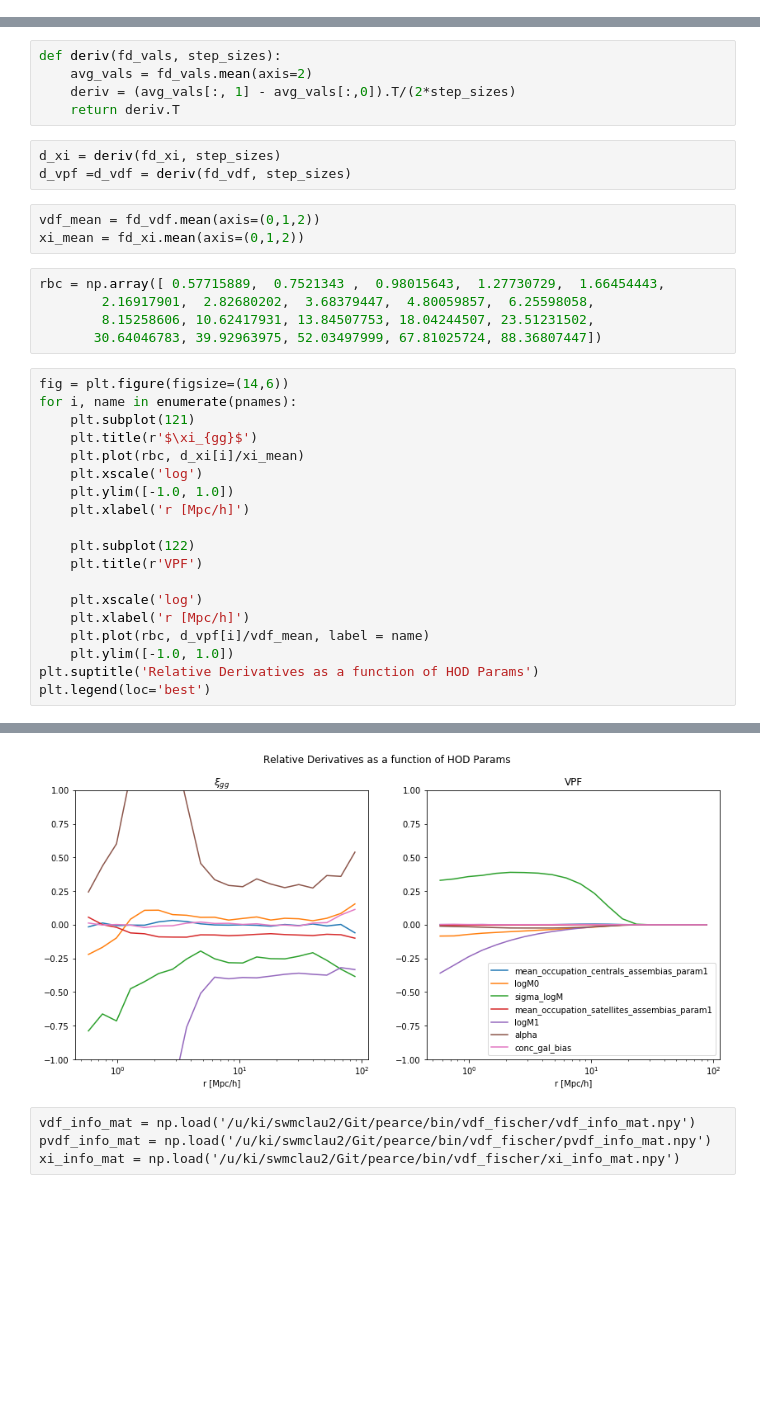
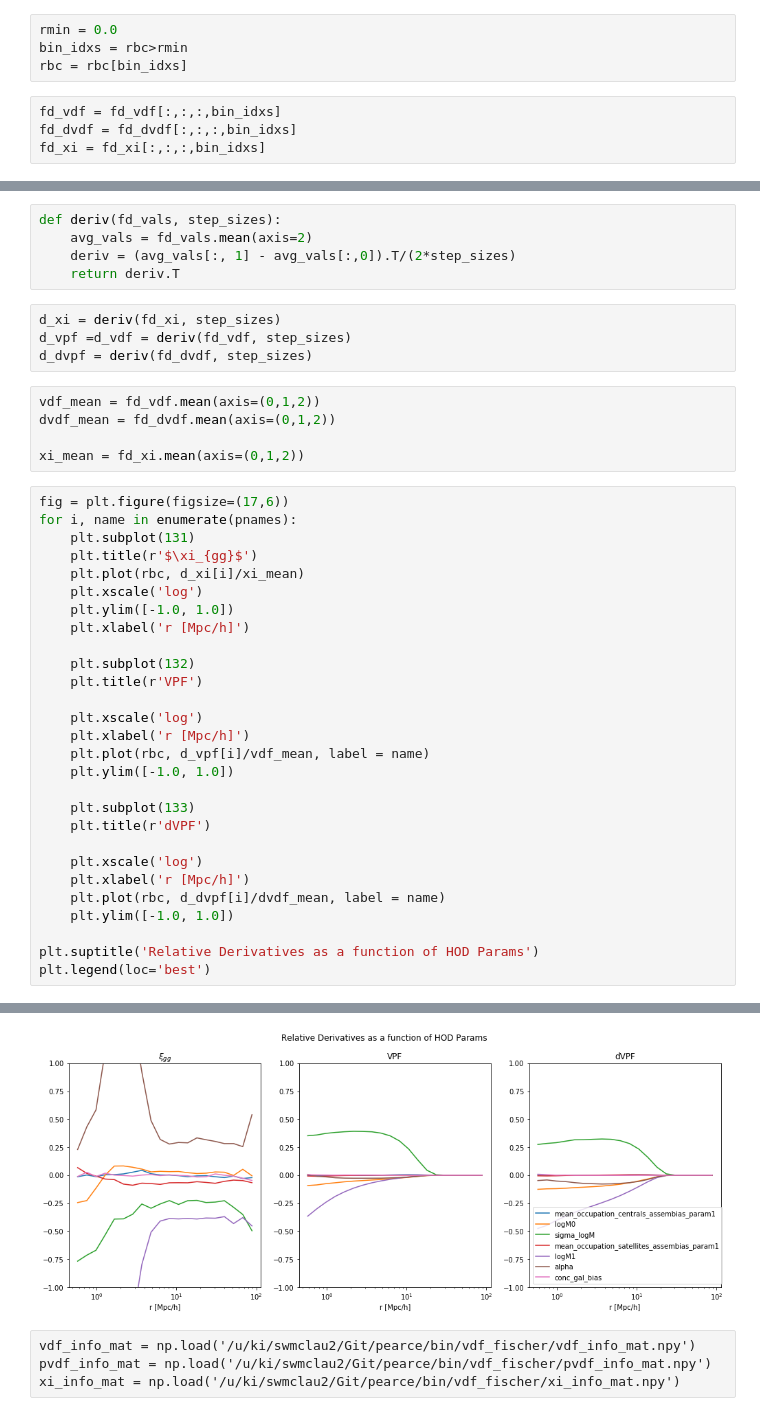
Before and after one commit to mclaughlin6464/pearce, a Jupyter notebook: notebooks/VDF Fischer .ipynb, the cells around one changed output, grey strips where cells are left out. Drawn from its saved outputs; the diff is of its cells as text; blank space fills up the shorter version.

```diff
--- a/notebooks/VDF Fischer .ipynb
+++ b/notebooks/VDF Fischer .ipynb
@@ -39,3 +47,11 @@ pbounds = [(-1.0, 1.0),
+# %%
+rmin = 0.0
+bin_idxs = rbc>rmin
+rbc = rbc[bin_idxs]
+# %%
+fd_vdf = fd_vdf[:,:,:,bin_idxs]
+fd_dvdf = fd_dvdf[:,:,:,bin_idxs]
+fd_xi = fd_xi[:,:,:,bin_idxs]
 # %%
 step_sizes = np.zeros((len(pnames), ))
 for i, (name, bound) in enumerate(zip(pnames, pbounds)):
@@ -51,36 +67,43 @@ def deriv(fd_vals, step_sizes):
 # %%
 d_xi = deriv(fd_xi, step_sizes)
 d_vpf =d_vdf = deriv(fd_vdf, step_sizes)
+d_dvpf = deriv(fd_dvdf, step_sizes)
 # %%
 vdf_mean = fd_vdf.mean(axis=(0,1,2))
+dvdf_mean = fd_dvdf.mean(axis=(0,1,2))
+
 xi_mean = fd_xi.mean(axis=(0,1,2))
-# %%
-rbc = np.array([ 0.57715889,  0.7521343 ,  0.98015643,  1.27730729,  1.66454443,
-        2.16917901,  2.82680202,  3.68379447,  4.80059857,  6.25598058,
-        8.15258606, 10.62417931, 13.84507753, 18.04244507, 23.51231502,
-       30.64046783, 39.92963975, 52.03497999, 67.81025724, 88.36807447])
 # %%
-fig = plt.figure(figsize=(14,6))
+fig = plt.figure(figsize=(17,6))
 for i, name in enumerate(pnames):
-    plt.subplot(121)
+    plt.subplot(131)
     plt.title(r'$\xi_{gg}$')
     plt.plot(rbc, d_xi[i]/xi_mean)
     plt.xscale('log')
     plt.ylim([-1.0, 1.0])
     plt.xlabel('r [Mpc/h]')
 
-    plt.subplot(122)
+    plt.subplot(132)
     plt.title(r'VPF')
 
     plt.xscale('log')
     plt.xlabel('r [Mpc/h]')
     plt.plot(rbc, d_vpf[i]/vdf_mean, label = name)
     plt.ylim([-1.0, 1.0])
+
+    plt.subplot(133)
+    plt.title(r'dVPF')
+
+    plt.xscale('log')
+    plt.xlabel('r [Mpc/h]')
+    plt.plot(rbc, d_dvpf[i]/dvdf_mean, label = name)
+    plt.ylim([-1.0, 1.0])
+
 plt.suptitle('Relative Derivatives as a function of HOD Params')
 plt.legend(loc='best')
 # %% [output]
 <matplotlib.legend.Legend at 0x...>
-[figure, old version]
+[figure, new version]
 # %% [raw]
 vdf_info_mat = np.load('/u/ki/swmclau2/Git/pearce/bin/vdf_fischer/vdf_info_mat.npy')
 pvdf_info_mat = np.load('/u/ki/swmclau2/Git/pearce/bin/vdf_fischer/pvdf_info_mat.npy')
```
Also changed, not shown: parts of 14 cells of this notebook, 13 other files.
